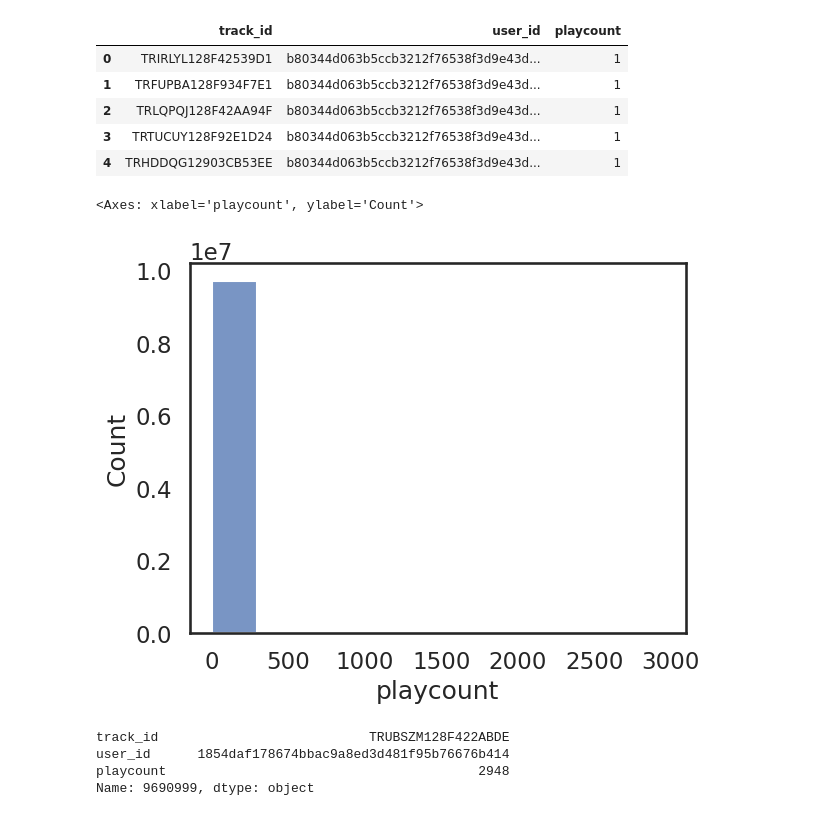
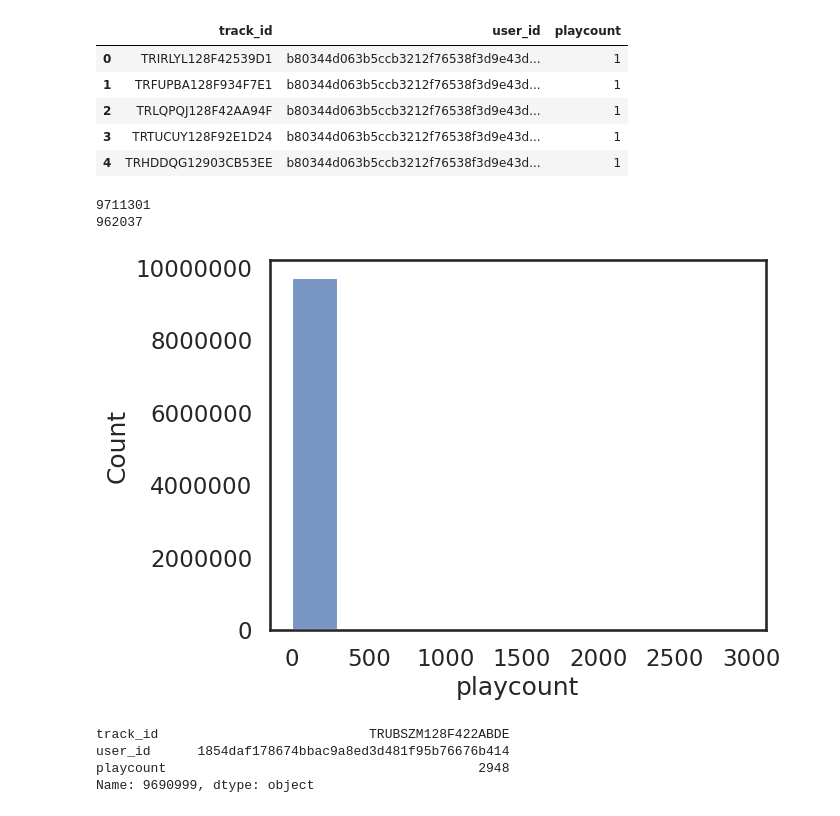
Before and after one commit to iliketurtles83/super-couscous, a Jupyter notebook: 01-analysis.ipynb, the cells around one changed output. Cells and saved outputs as stored; diff of their text form; code cells hidden in the pictures.

```diff
--- a/01-analysis.ipynb
+++ b/01-analysis.ipynb
@@ -22,12 +27,19 @@ user_df.head()
 | 2 | TRLQPQJ128F42AA94F | b80344d063b5ccb3212f76538f3d9e43d... | 1 |
 | 3 | TRTUCUY128F92E1D24 | b80344d063b5ccb3212f76538f3d9e43d... | 1 |
 | 4 | TRHDDQG12903CB53EE | b80344d063b5ccb3212f76538f3d9e43d... | 1 |
+# %%
+print(len(user_df))
+print(len(user_df['user_id'].unique()))
+# %% [output]
+9711301
+962037
 # %%
 sns.set_theme(style="white", context="talk")
 sns.histplot(user_df['playcount'], bins=10)
+plt.ticklabel_format(style='plain', axis='y')
+plt.show()
 # %% [output]
-<Axes: xlabel='playcount', ylabel='Count'>
-[figure, old version]
+[figure, new version]
 # %%
 # get track id with most plays
 # row with highest playcount
```
Also changed, not shown: parts of 24 cells of this notebook, 4 other files.
